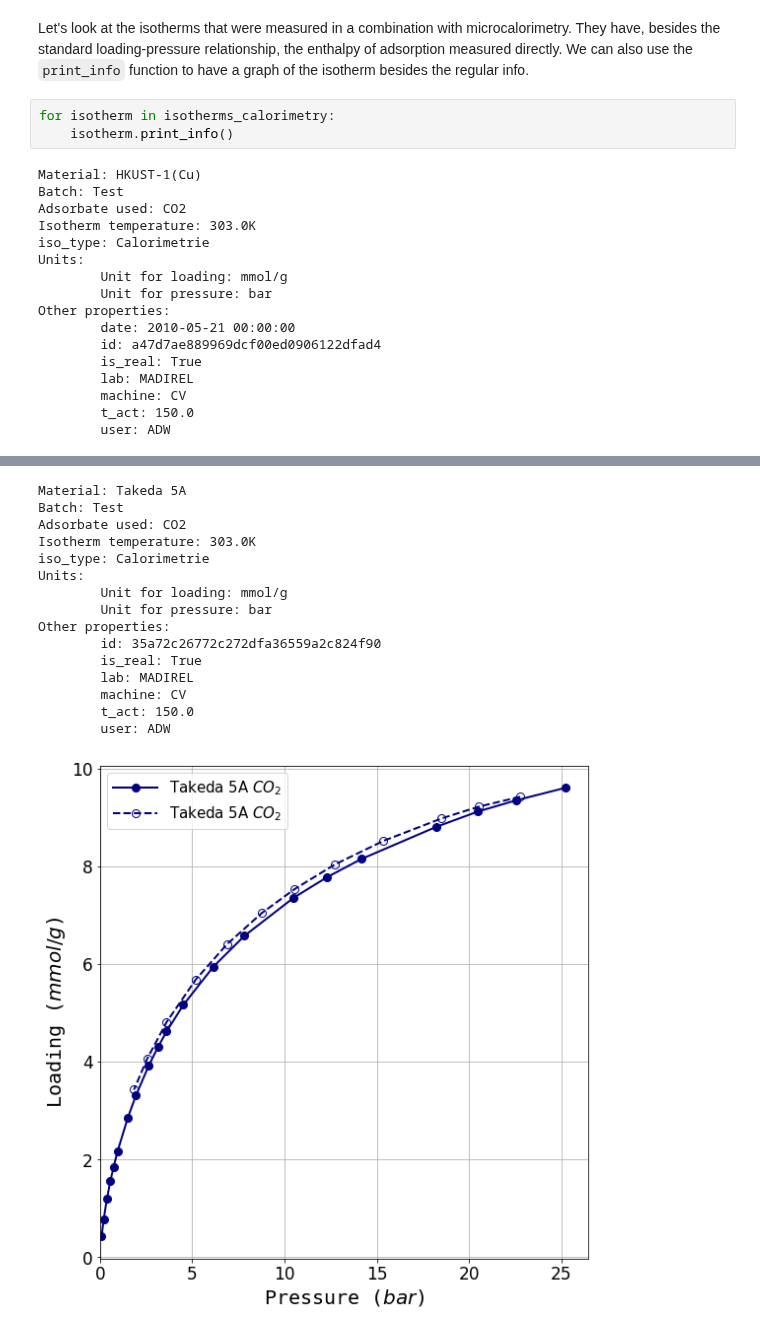
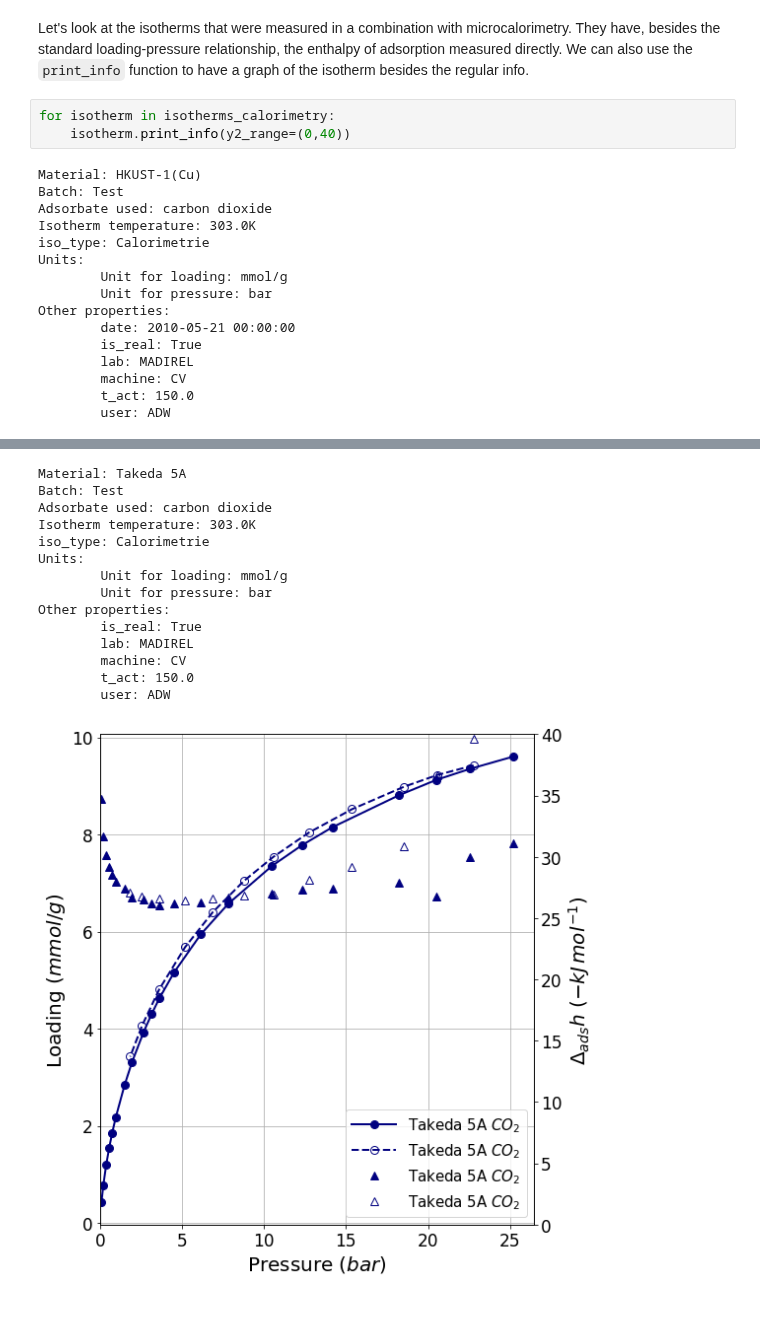
Before and after one commit to pauliacomi/pyGAPS, a Jupyter notebook: docs/examples/inspection.ipynb, the cells around one changed output, grey strips where cells are left out. Drawn from its saved outputs; the diff is of its cells as text.

```diff
--- a/docs/examples/inspection.ipynb
+++ b/docs/examples/inspection.ipynb
@@ -43,11 +42,11 @@ Other properties:
 Let's look at the isotherms that were measured in a combination with microcalorimetry. They have, besides the standard loading-pressure relationship, the enthalpy of adsorption measured directly. We can also use the `print_info` function to have a graph of the isotherm besides the regular info.
 # %%
 for isotherm in isotherms_calorimetry:
-    isotherm.print_info()
+    isotherm.print_info(y2_range=(0,40))
 # %% [output]
 Material: HKUST-1(Cu)
 Batch: Test
-Adsorbate used: CO2
+Adsorbate used: carbon dioxide
 Isotherm temperature: 303.0K
 iso_type: Calorimetrie
 Units:
@@ -55,7 +54,6 @@ Units:
         Unit for pressure: bar
 Other properties:
         date: 2010-05-21 00:00:00
-        id: a47d7ae889969dcf00ed0906122dfad4
         is_real: True
         lab: MADIREL
         machine: CV
@@ -65,17 +63,16 @@ Other properties:
 Material: Takeda 5A
 Batch: Test
-Adsorbate used: CO2
+Adsorbate used: carbon dioxide
 Isotherm temperature: 303.0K
 iso_type: Calorimetrie
 Units:
         Unit for loading: mmol/g
         Unit for pressure: bar
 Other properties:
-        id: 35a72c26772c272dfa36559a2c824f90
         is_real: True
         lab: MADIREL
         machine: CV
         t_act: 150.0
         user: ADW
-[figure, old version]
+[figure, new version]
 # %% [markdown]
```
Also changed, not shown: parts of 4 cells of this notebook, 5 other files.
